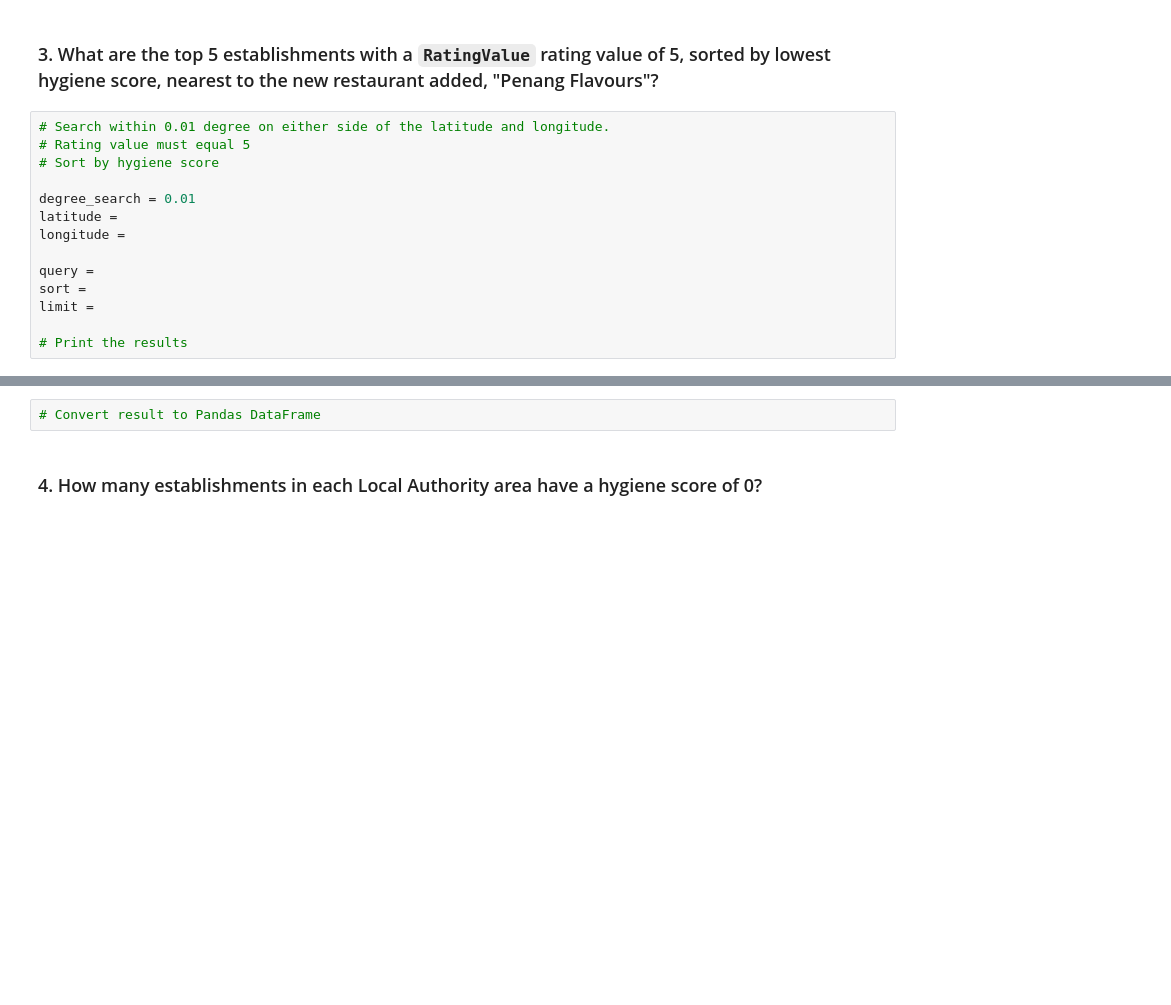
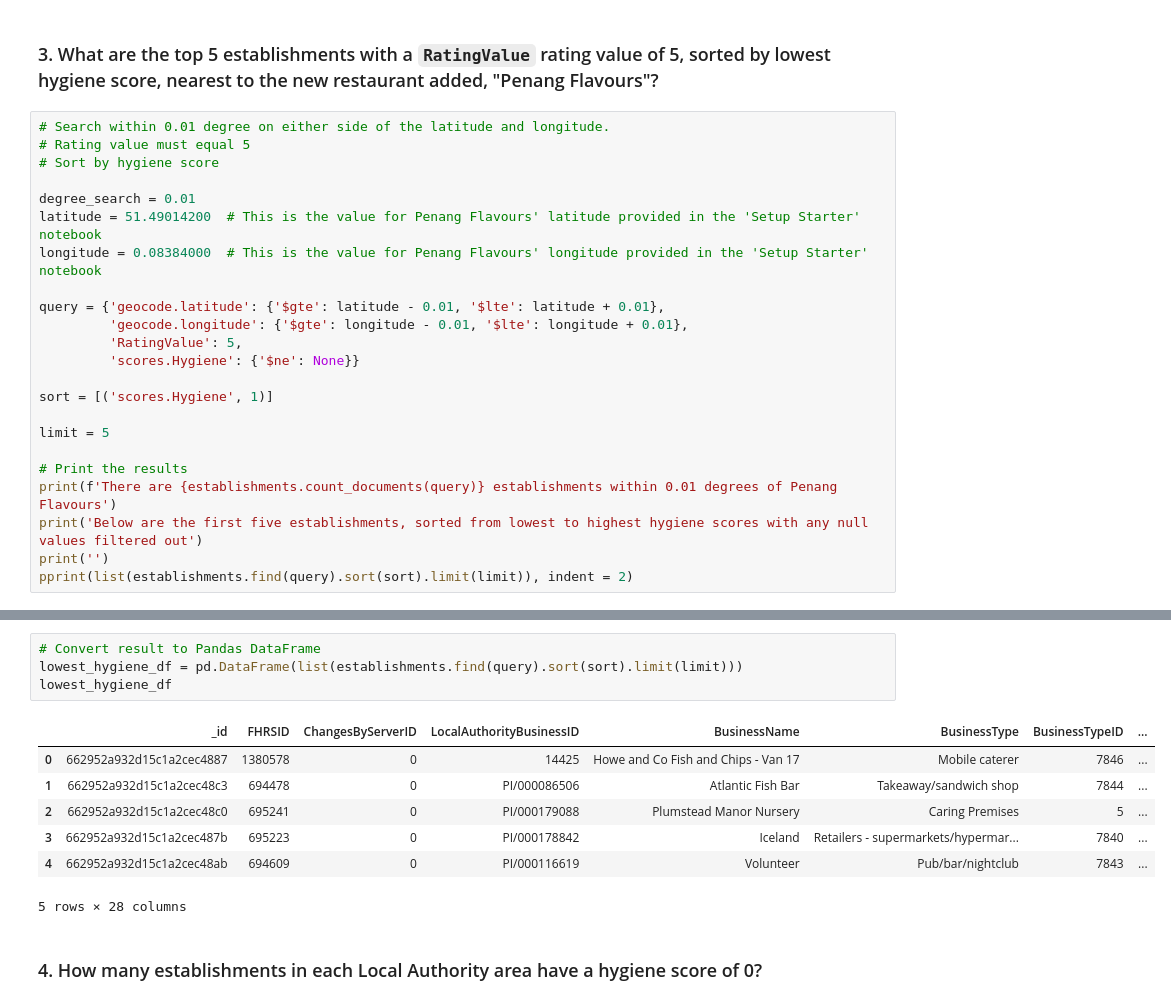
Before and after one commit to JaredWillson/nosql-challenge, a Jupyter notebook: NoSQL_analysis_starter.ipynb, the cells around one changed output, grey strips where cells are left out. Drawn from its saved outputs; the diff is of its cells as text; blank space fills up the shorter version.

Commit message:
completed analysis notebook

```diff
--- a/NoSQL_analysis_starter.ipynb
+++ b/NoSQL_analysis_starter.ipynb
@@ -107,11 +143,20 @@ query =
 # Sort by hygiene score
 
 degree_search = 0.01
-latitude =
-longitude =
+latitude = 51.49014200  # This is the value for Penang Flavours' latitude provided in the 'Setup Starter' notebook
+longitude = 0.08384000  # This is the value for Penang Flavours' longitude provided in the 'Setup Starter' notebook
 
-query =
-sort =
-limit =
+query = {'geocode.latitude': {'$gte': latitude - 0.01, '$lte': latitude + 0.01},
+         'geocode.longitude': {'$gte': longitude - 0.01, '$lte': longitude + 0.01},
+         'RatingValue': 5,
+         'scores.Hygiene': {'$ne': None}}
+
+sort = [('scores.Hygiene', 1)]
+
+limit = 5
 
 # Print the results
+print(f'There are {establishments.count_documents(query)} establishments within 0.01 degrees of Penang Flavours')
+print('Below are the first five establishments, sorted from lowest to highest hygiene scores with any null values filtered out')
+print('')
+pprint(list(establishments.find(query).sort(sort).limit(limit)), indent = 2)
@@ -118,5 +181,15 @@ limit =
 # %%
 # Convert result to Pandas DataFrame
+lowest_hygiene_df = pd.DataFrame(list(establishments.find(query).sort(sort).limit(limit)))
+lowest_hygiene_df
+# %% [output]
+|  | _id | FHRSID | ChangesByServerID | LocalAuthorityBusinessID | BusinessName | BusinessType | BusinessTypeID | ... |
+| 0 | 662952a932d15c1a2cec4887 | 1380578 | 0 | 14425 | Howe and Co Fish and Chips - Van 17 | Mobile caterer | 7846 | ... |
+| 1 | 662952a932d15c1a2cec48c3 | 694478 | 0 | PI/000086506 | Atlantic Fish Bar | Takeaway/sandwich shop | 7844 | ... |
+| 2 | 662952a932d15c1a2cec48c0 | 695241 | 0 | PI/000179088 | Plumstead Manor Nursery | Caring Premises | 5 | ... |
+| 3 | 662952a932d15c1a2cec487b | 695223 | 0 | PI/000178842 | Iceland | Retailers - supermarkets/hypermar... | 7840 | ... |
+| 4 | 662952a932d15c1a2cec48ab | 694609 | 0 | PI/000116619 | Volunteer | Pub/bar/nightclub | 7843 | ... |
+5 rows × 28 columns
 # %% [markdown]
 ### 4. How many establishments in each Local Authority area have a hygiene score of 0?
 # %%
```
Also changed, not shown: parts of 7 cells of this notebook.
